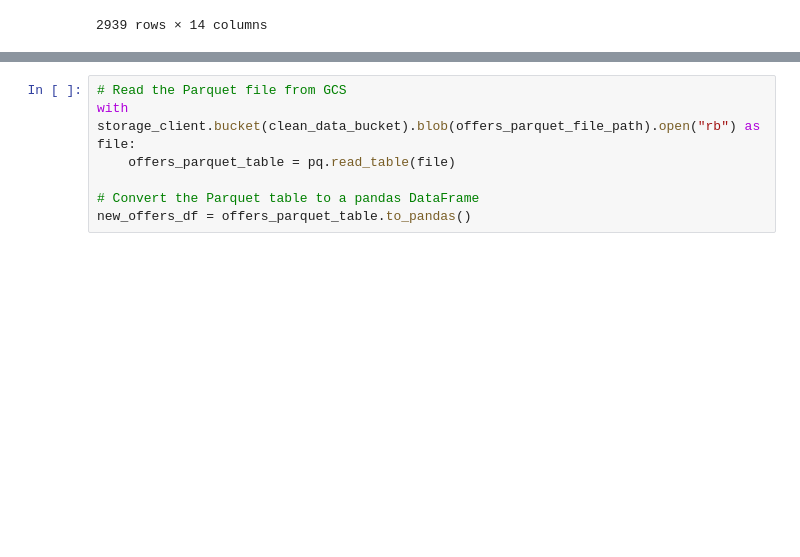
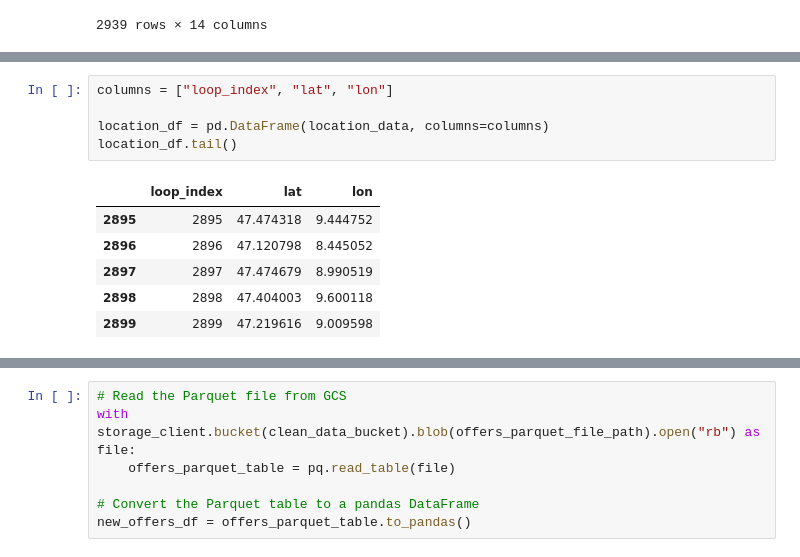
Before and after one commit to subrockmann/farm-screener, a Jupyter notebook: data collection.ipynb, the cells around one changed output, grey strips where cells are left out. Cells and saved outputs as stored; diff of their text form; blank space fills up the shorter version.

```diff
--- a/data collection.ipynb
+++ b/data collection.ipynb
@@ -403,0 +347,12 @@ new_farms_df
+# %%
+columns = ["loop_index", "lat", "lon"]
+
+location_df = pd.DataFrame(location_data, columns=columns)
+location_df.tail()
+# %% [output]
+|  | loop_index | lat | lon |
+| 2895 | 2895 | 47.474318 | 9.444752 |
+| 2896 | 2896 | 47.120798 | 8.445052 |
+| 2897 | 2897 | 47.474679 | 8.990519 |
+| 2898 | 2898 | 47.404003 | 9.600118 |
+| 2899 | 2899 | 47.219616 | 9.009598 |
```
Also changed, not shown: parts of 24 cells of this notebook.
